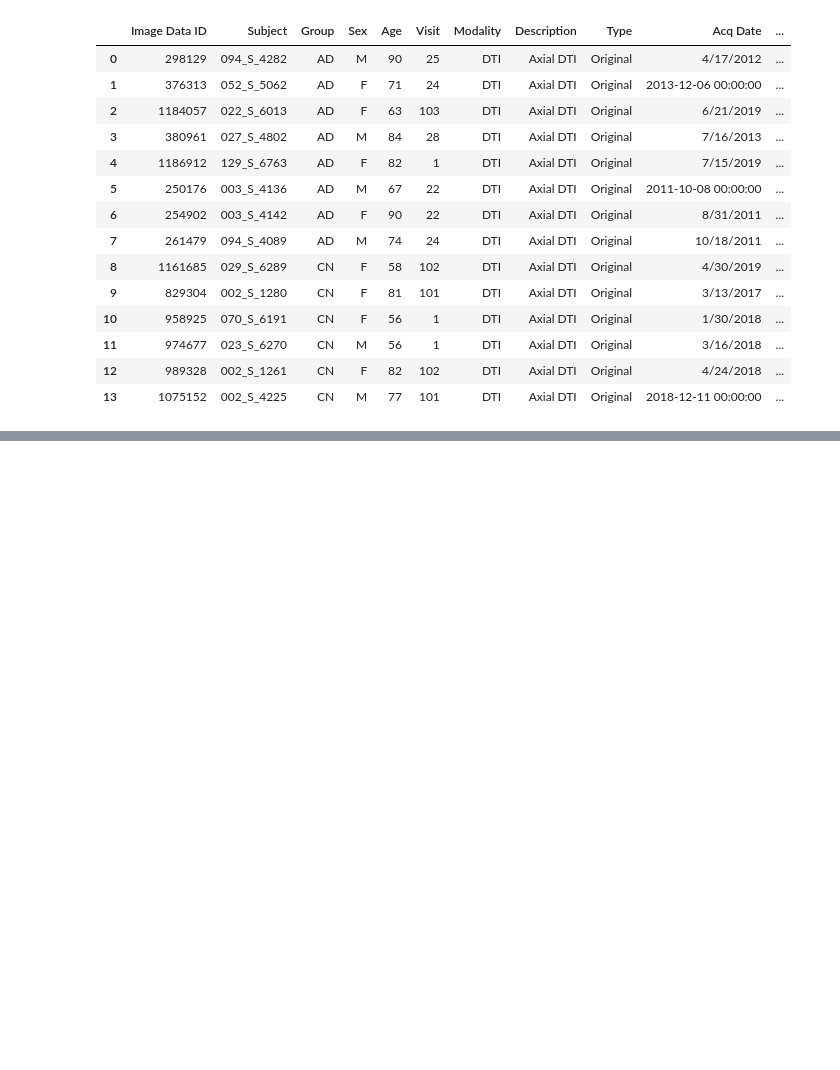
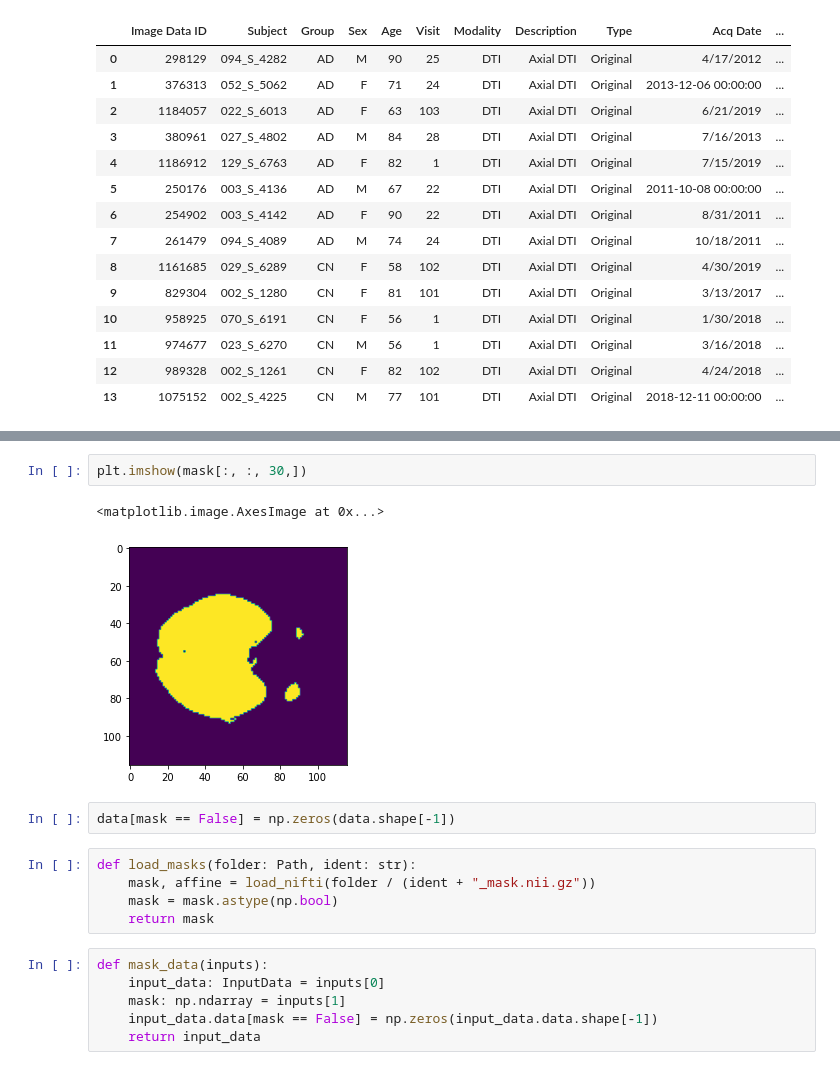
Before and after one commit to lucaswzyk/cpcg, a Jupyter notebook: csd_processing_pipeline.ipynb, the cells around one changed output, grey strips where cells are left out. Drawn from its saved outputs; the diff is of its cells as text; blank space fills up the shorter version.

```diff
--- a/csd_processing_pipeline.ipynb
+++ b/csd_processing_pipeline.ipynb
@@ -45 +52,19 @@ labels
+# %%
+plt.imshow(mask[:, :, 30,])
+# %% [output]
+<matplotlib.image.AxesImage at 0x...>
+[figure, added]
+# %%
+data[mask == False] = np.zeros(data.shape[-1])
+# %%
+def load_masks(folder: Path, ident: str):
+    mask, affine = load_nifti(folder / (ident + "_mask.nii.gz"))
+    mask = mask.astype(np.bool)
+    return mask
+# %%
+def mask_data(inputs):
+    input_data: InputData = inputs[0]
+    mask: np.ndarray = inputs[1]
+    input_data.data[mask == False] = np.zeros(input_data.data.shape[-1])
+    return input_data
 # %%
```
Also changed, not shown: parts of 13 cells of this notebook.
